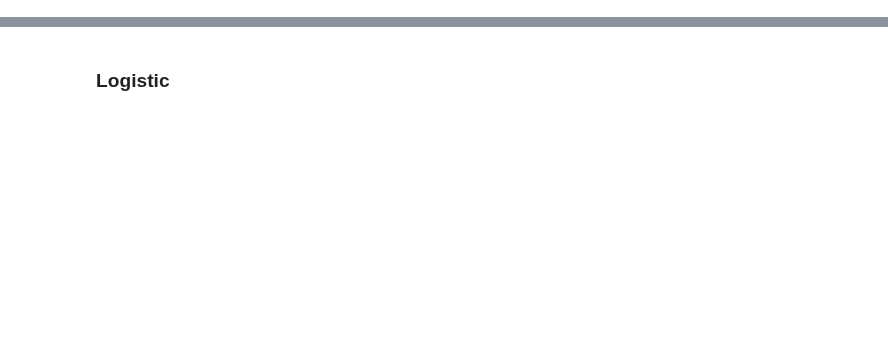
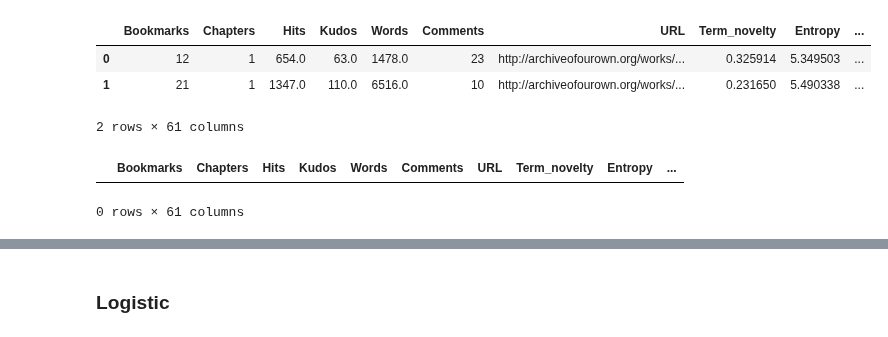
Before and after one commit to yzjing/ao3_old, a Jupyter notebook: exps/20190919_current_exps/2-step_addsq.ipynb, the cells around one changed output, grey strips where cells are left out. Drawn from its saved outputs; the diff is of its cells as text; code cells hidden in the pictures; blank space fills up the shorter version.

```diff
--- a/exps/20190919_current_exps/2-step_addsq.ipynb
+++ b/exps/20190919_current_exps/2-step_addsq.ipynb
@@ -32,6 +46,18 @@ df_all['Term_novelty_cent'] = df_all['Term_novelty'] - term_ave
 df_all['Topic_novelty_cent'] = df_all['Topic_novelty'] - topic_ave
 df_all['Term_novelty_squared'] = np.square(df_all['Term_novelty_cent'])
 df_all['Topic_novelty_squared'] = np.square(df_all['Topic_novelty_cent'])
+# %%
+df_all.head(2)
+# %% [output]
+|  | Bookmarks | Chapters | Hits | Kudos | Words | Comments | URL | Term_novelty | Entropy | ... |
+| 0 | 12 | 1 | 654.0 | 63.0 | 1478.0 | 23 | http://archiveofourown.org/works/... | 0.325914 | 5.349503 | ... |
+| 1 | 21 | 1 | 1347.0 | 110.0 | 6516.0 | 10 | http://archiveofourown.org/works/... | 0.231650 | 5.490338 | ... |
+2 rows × 61 columns
+# %%
+df_all[df_all['Kudos']==0]
+# %% [output]
+|  | Bookmarks | Chapters | Hits | Kudos | Words | Comments | URL | Term_novelty | Entropy | ... |
+0 rows × 61 columns
 # %%
 df_all['Topic_novelty_squared'].head()
 # %% [output]
```
Also changed, not shown: parts of 16 cells of this notebook, 6 other files.
